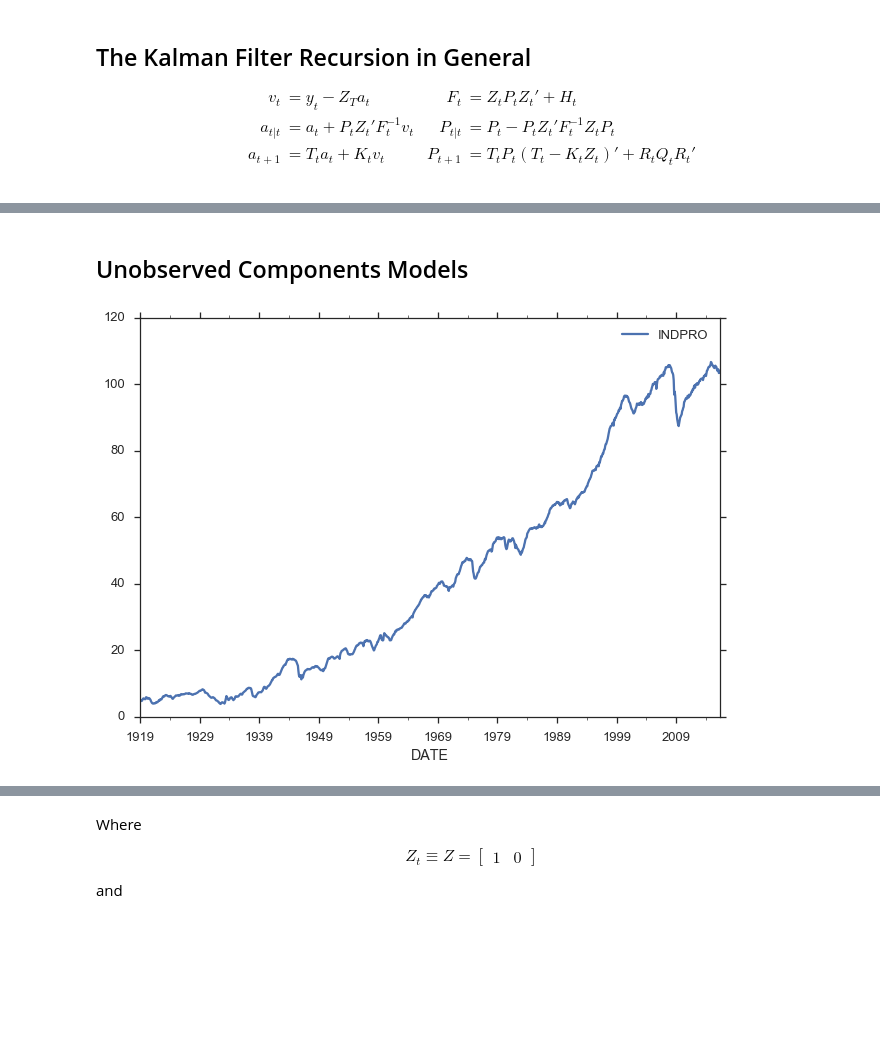
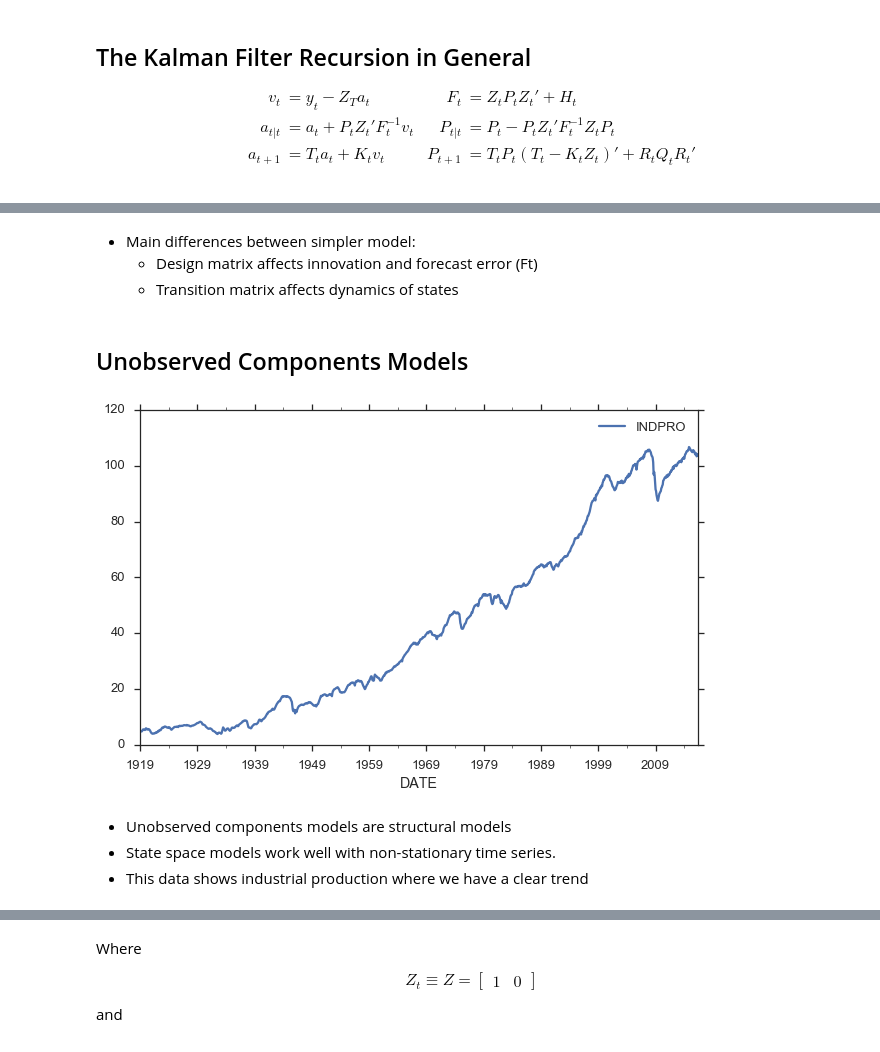
Before and after one commit to mikemull/Notebooks, a Jupyter notebook: Kalman-Slides-PyDataChicago2016.ipynb, the cells around one changed output, grey strips where cells are left out. Cells and saved outputs as stored; diff of their text form; code cells hidden in the pictures; blank space fills up the shorter version.

```diff
--- a/Kalman-Slides-PyDataChicago2016.ipynb
+++ b/Kalman-Slides-PyDataChicago2016.ipynb
@@ -328,9 +371,17 @@ pd.DataFrame({'y':s_y, 'f':s_f}).iloc[-25:].plot(figsize=(12,6))
+# %% [markdown]
+- Main differences between simpler model:
+  - Design matrix affects innovation and forecast error (Ft)
+  - Transition matrix affects dynamics of states
 # %% [markdown]
 ## Unobserved Components Models
 # %%
 df_indpro = pd.read_csv('./data/pydata_chicago/INDPRO.csv', parse_dates=['DATE'])
 df_indpro.set_index('DATE', inplace=True)
 df_indpro.head()
-_ =df_indpro.plot()
+_ =df_indpro.plot(figsize=(10,6))
 # %% [output]
-[figure, old version]
+[figure, new version]
+# %% [markdown]
+- Unobserved components models are structural models
+- State space models work well with non-stationary time series.
+- This data shows industrial production where we have a clear trend
```
Also changed, not shown: parts of 60 cells of this notebook, 3 other files.
